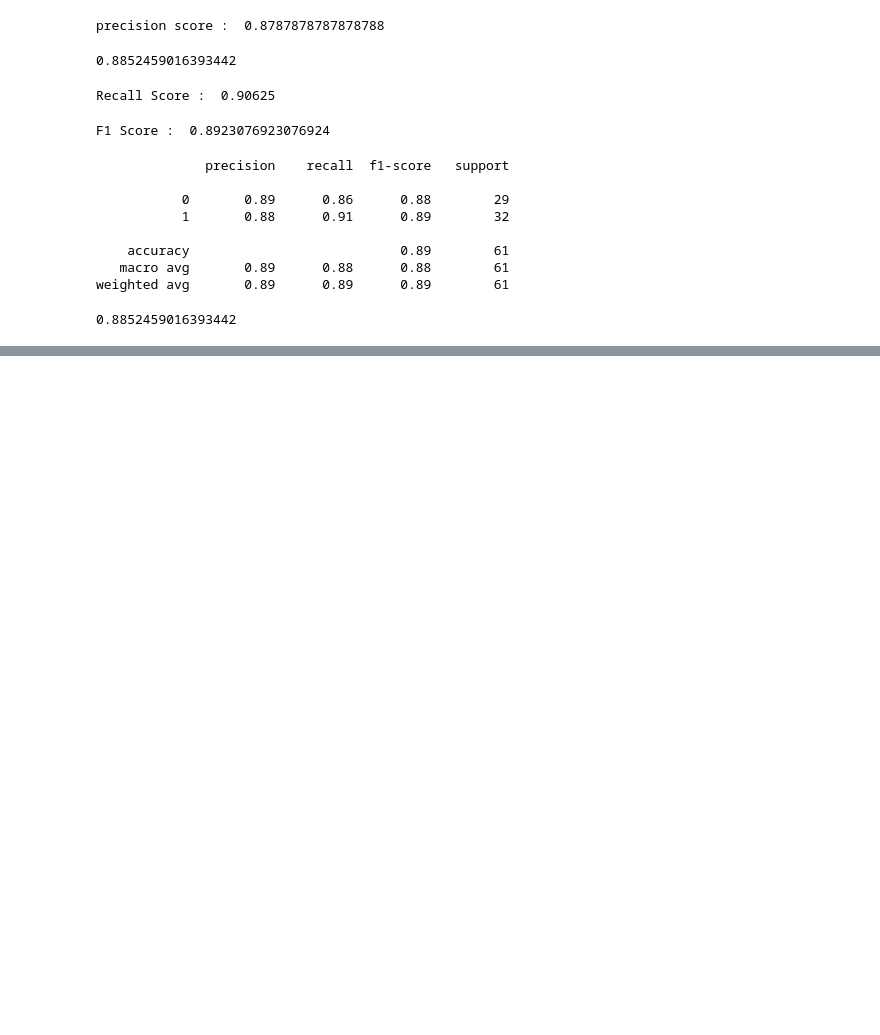
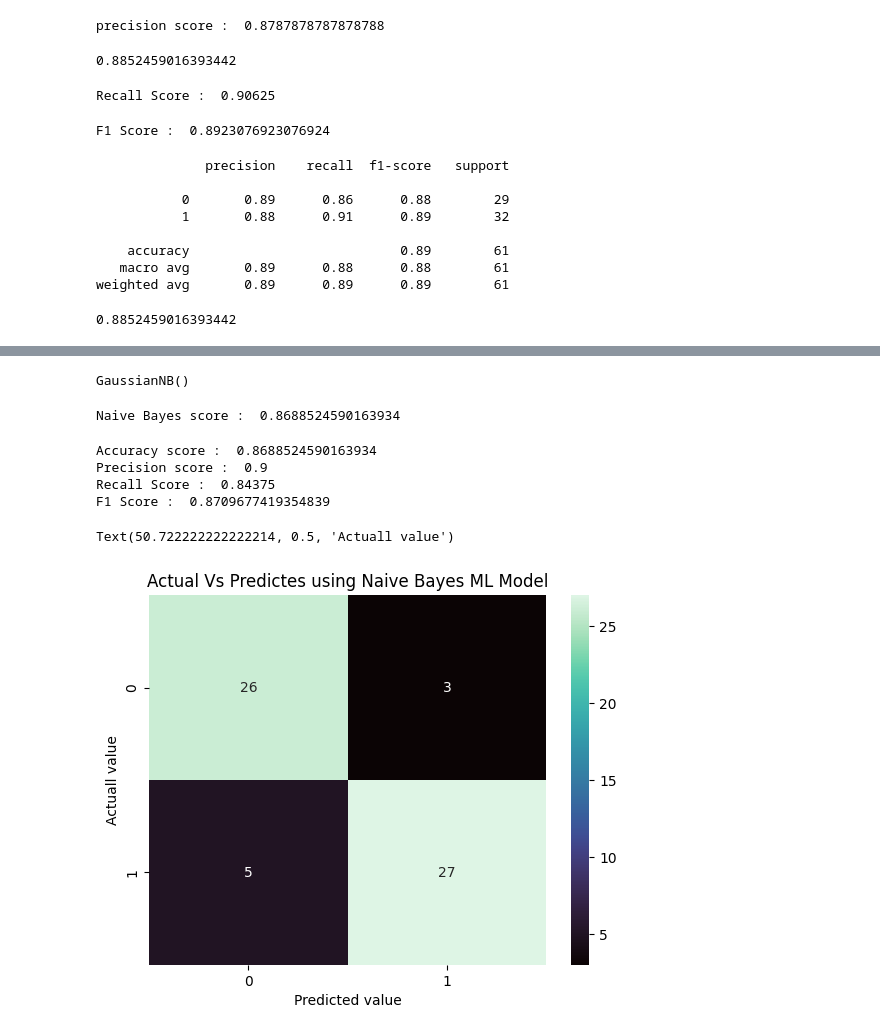
Before and after one commit to draj-codes/heart-disease, a Jupyter notebook: ml_model/heat disease.ipynb, the cells around one changed output, grey strips where cells are left out. Drawn from its saved outputs; the diff is of its cells as text; code cells hidden in the pictures; blank space fills up the shorter version.

```diff
--- a/ml_model/heat disease.ipynb
+++ b/ml_model/heat disease.ipynb
@@ -347,0 +358,31 @@ model_lr.score(X_test,y_test) #model score and accuracy score are same
+# %%
+model_nv=GaussianNB()
+model_nv.fit(X_train,y_train)
+# %% [output]
+GaussianNB()
+# %%
+y_pred=model_nv.predict(X_test)
+# %%
+nv_score=model_nv.score(X_test,y_test)
+print("Naive Bayes score : ",nv_score)
+# %% [output]
+Naive Bayes score :  0.8688524590163934
+# %%
+print("Accuracy score : ",accuracy_score(y_test,y_pred))
+print("Precision score : ",precision_score(y_test,y_pred))
+print("Recall Score : ",recall_score(y_test,y_pred))
+print("F1 Score : ",f1_score(y_test,y_pred))
+# %% [output]
+Accuracy score :  0.8688524590163934
+Precision score :  0.9
+Recall Score :  0.84375
+F1 Score :  0.8709677419354839
+# %%
+cm= confusion_matrix(y_test,y_pred)
+plt.title("Actual Vs Predictes using Naive Bayes ML Model")
+sns.heatmap(cm,annot=True,cmap="mako")
+plt.xlabel("Predicted value")
+plt.ylabel("Actuall value")
+# %% [output]
+Text(50.722222222222214, 0.5, 'Actuall value')
+[figure, added]
```
Also changed, not shown: parts of 6 cells of this notebook.
